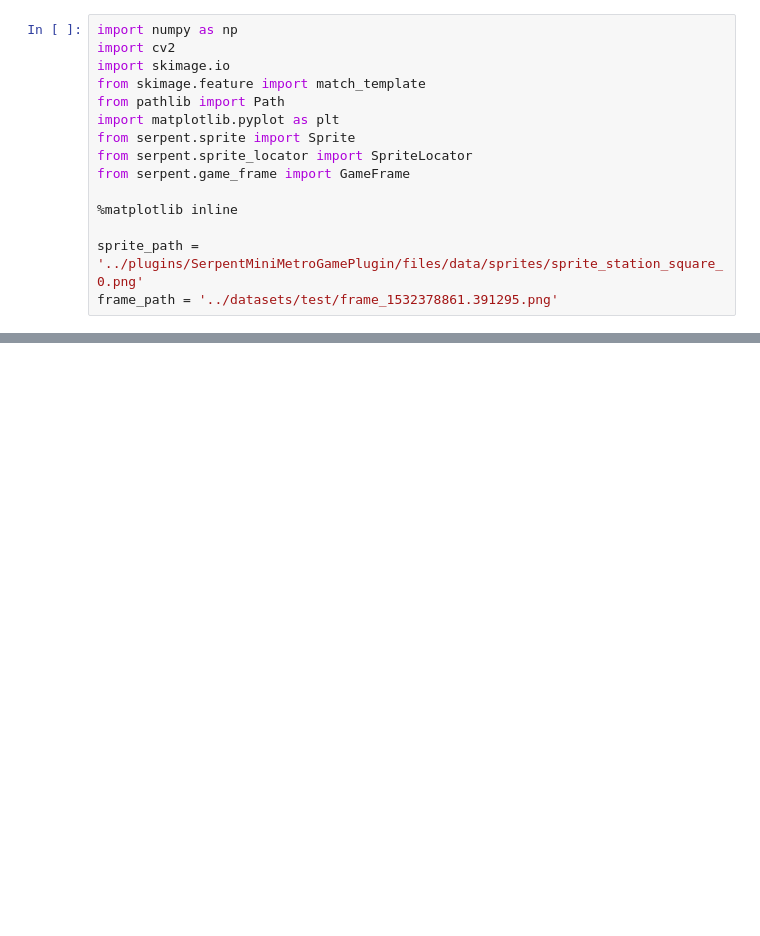
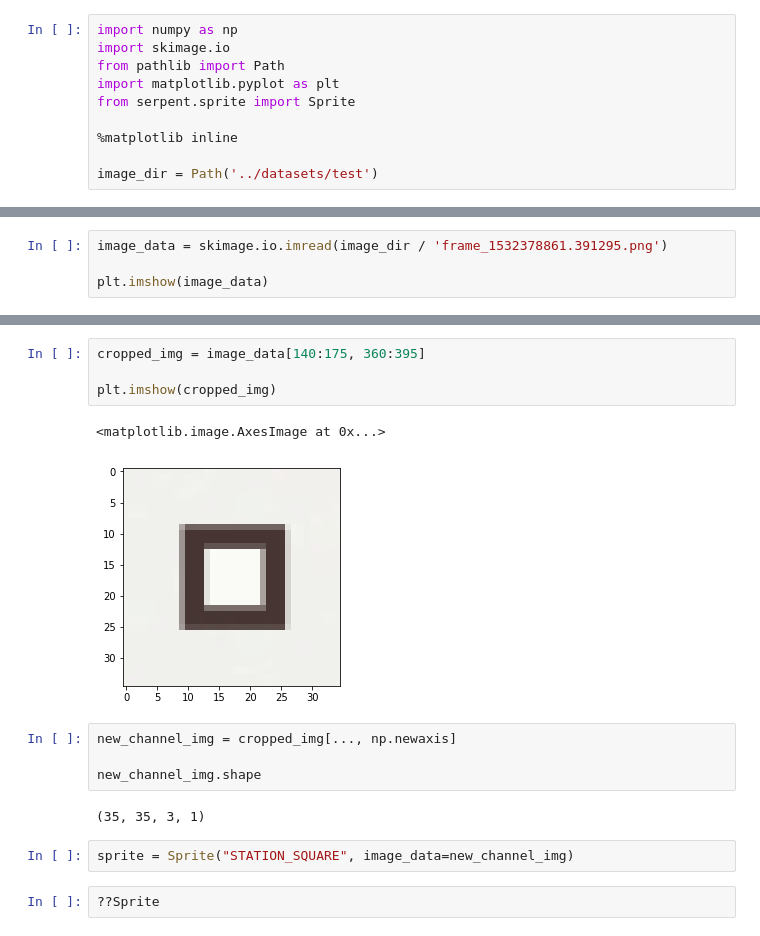
Before and after one commit to david-macleod/mini-metro, a Jupyter notebook: notebooks/01-station-sprites-alpha.ipynb, the cells around one changed output, grey strips where cells are left out. Saved outputs shown, nothing was run; the diff lists cells and outputs as text; blank space fills up the shorter version.

```diff
--- a/notebooks/01-station-sprites-alpha.ipynb
+++ b/notebooks/01-station-sprites-alpha.ipynb
@@ -3,15 +1,10 @@ Trying to identify station locations from a game frame using a station "sprite",
 # %%
 import numpy as np
-import cv2
 import skimage.io
-from skimage.feature import match_template
 from pathlib import Path
 import matplotlib.pyplot as plt
 from serpent.sprite import Sprite
-from serpent.sprite_locator import SpriteLocator
-from serpent.game_frame import GameFrame
 
 %matplotlib inline
 
-sprite_path = '../plugins/SerpentMiniMetroGamePlugin/files/data/sprites/sprite_station_square_0.png'
-frame_path = '../datasets/test/frame_1532378861.391295.png'
+image_dir = Path('../datasets/test')
@@ -138,0 +16,4 @@ plt.show()
+# %%
+image_data = skimage.io.imread(image_dir / 'frame_1532378861.391295.png')
+
+plt.imshow(image_data)
@@ -138,0 +23,17 @@ plt.show()
+# %%
+cropped_img = image_data[140:175, 360:395]
+
+plt.imshow(cropped_img)
+# %% [output]
+<matplotlib.image.AxesImage at 0x...>
+[figure, added]
+# %%
+new_channel_img = cropped_img[..., np.newaxis]
+
+new_channel_img.shape
+# %% [output]
+(35, 35, 3, 1)
+# %%
+sprite = Sprite("STATION_SQUARE", image_data=new_channel_img)
+# %%
+??Sprite
```
Also changed, not shown: parts of 25 cells of this notebook.
